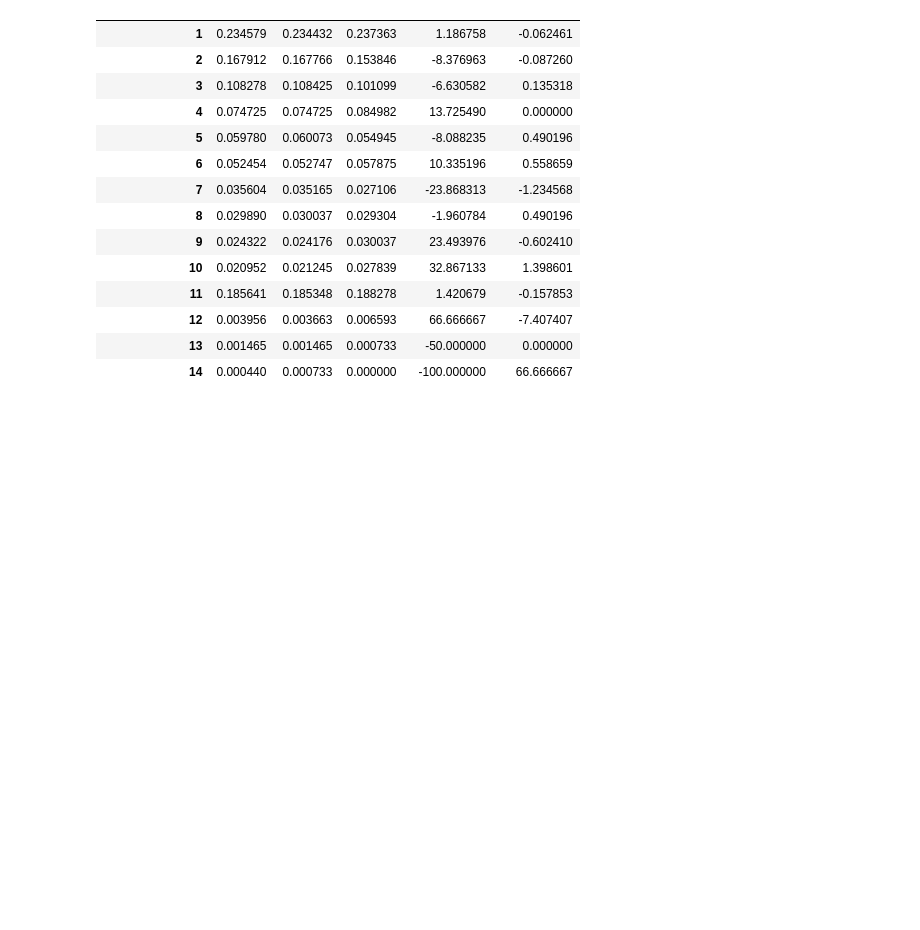
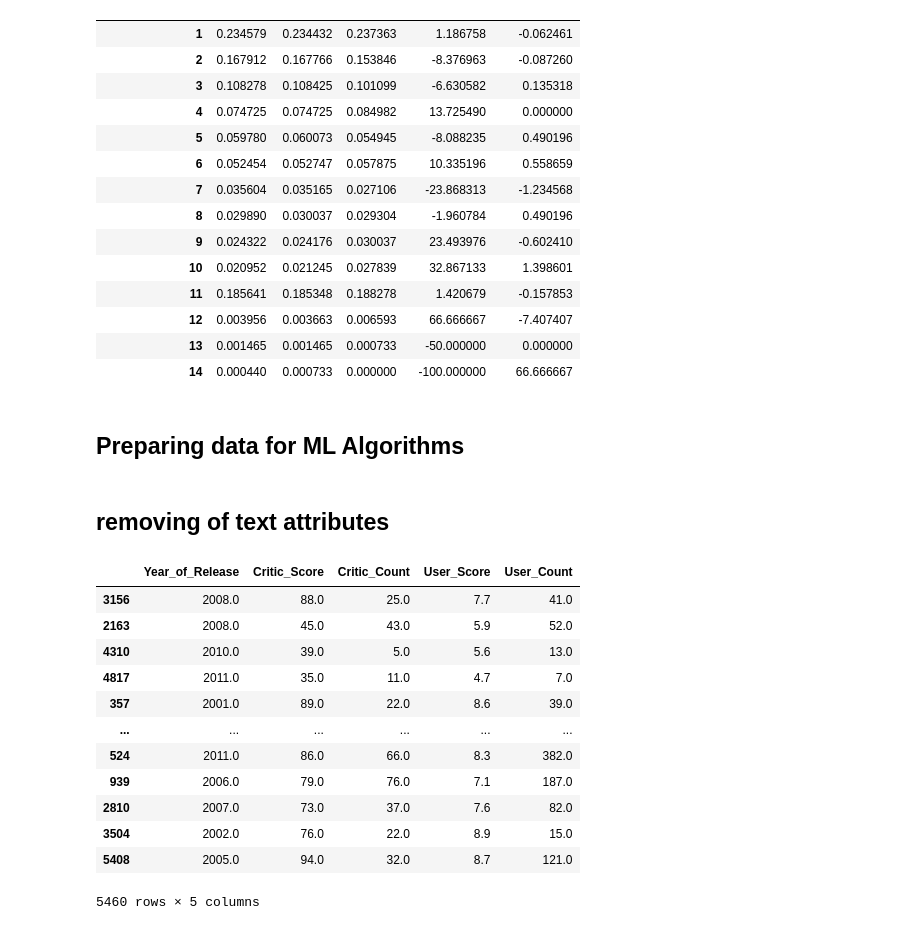
Before and after one commit to TimoSR/AI-Mandatory-1, a Jupyter notebook: Tobias/Mandatory2.0.ipynb, the cells around one changed output. Cells and saved outputs as stored; diff of their text form; code cells hidden in the pictures; blank space fills up the shorter version.

```diff
--- a/Tobias/Mandatory2.0.ipynb
+++ b/Tobias/Mandatory2.0.ipynb
@@ -138,3 +143,5 @@ compare_props
 # %%
 for set_ in (strat_train_set, strat_test_set):
     set_.drop("Global_Sales_cat", axis=1, inplace=True)
+# %% [markdown]
+## Preparing data for ML Algorithms
@@ -140,0 +151,20 @@ for set_ in (strat_train_set, strat_test_set):
+# %% [markdown]
+## removing of text attributes
+# %%
+video_games_features_numerical = video_games_features.drop(columns=["Name","Platform","Genre","Publisher","Developer","Rating"])
+# %%
+video_games_features_numerical
+# %% [output]
+|  | Year_of_Release | Critic_Score | Critic_Count | User_Score | User_Count |
+| 3156 | 2008.0 | 88.0 | 25.0 | 7.7 | 41.0 |
+| 2163 | 2008.0 | 45.0 | 43.0 | 5.9 | 52.0 |
+| 4310 | 2010.0 | 39.0 | 5.0 | 5.6 | 13.0 |
+| 4817 | 2011.0 | 35.0 | 11.0 | 4.7 | 7.0 |
+| 357 | 2001.0 | 89.0 | 22.0 | 8.6 | 39.0 |
+| ... | ... | ... | ... | ... | ... |
+| 524 | 2011.0 | 86.0 | 66.0 | 8.3 | 382.0 |
+| 939 | 2006.0 | 79.0 | 76.0 | 7.1 | 187.0 |
+| 2810 | 2007.0 | 73.0 | 37.0 | 7.6 | 82.0 |
+| 3504 | 2002.0 | 76.0 | 22.0 | 8.9 | 15.0 |
+| 5408 | 2005.0 | 94.0 | 32.0 | 8.7 | 121.0 |
+5460 rows × 5 columns
```
Also changed, not shown: parts of 67 cells of this notebook, 4 other files.
